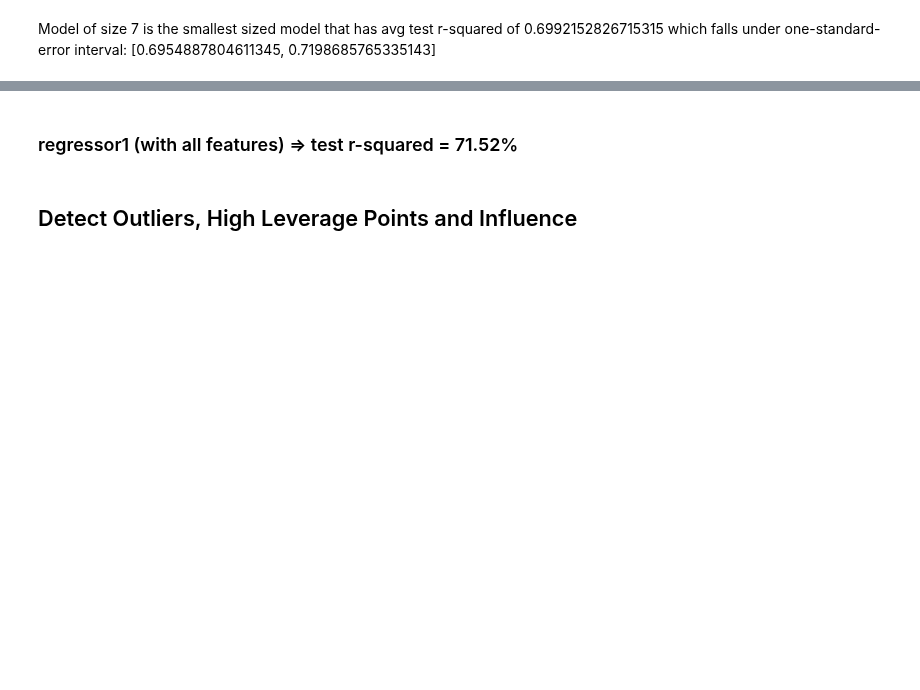
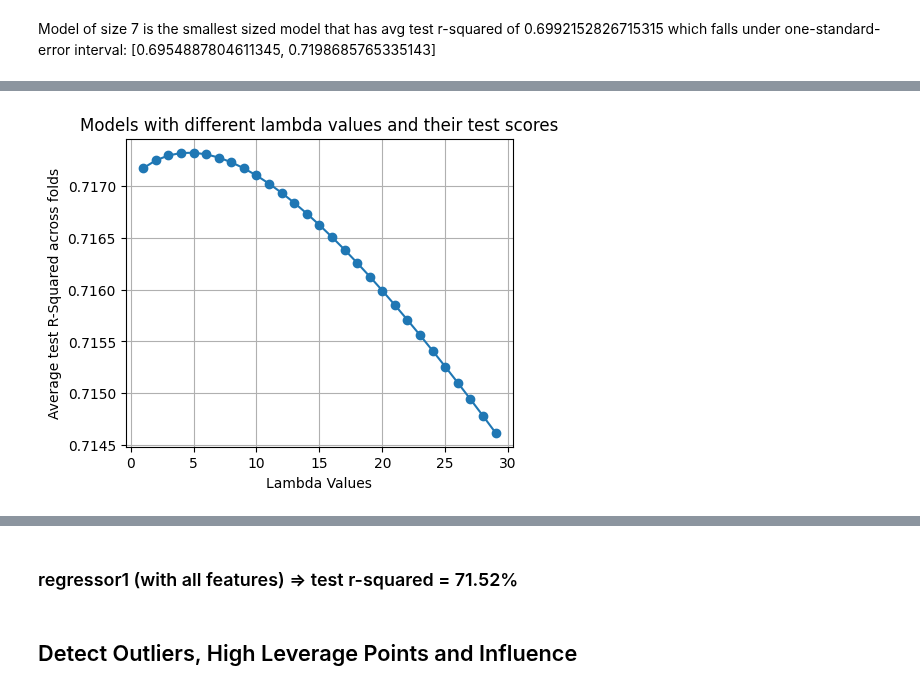
Before and after one commit to ROHIT779/ml-projects, a Jupyter notebook: regression-boston-housing/boston_housing.ipynb, the cells around one changed output, grey strips where cells are left out. Drawn from its saved outputs; the diff is of its cells as text; code cells hidden in the pictures; blank space fills up the shorter version.

Commit message:
added ridge and lasso

```diff
--- a/regression-boston-housing/boston_housing.ipynb
+++ b/regression-boston-housing/boston_housing.ipynb
@@ -591,5 +485,5 @@ plot_backward_selection_cv_result(avg_r2_test_back)
 # %%
-print(avg_r2_test_back)
-for i in range(len(all_fold_result_back)):
-  print(all_fold_result_back[i][6][0].model.exog_names)
-  print(all_fold_result_back[i][6][1])
+# print(avg_r2_test_back)
+# for i in range(len(all_fold_result_back)):
+#   print(all_fold_result_back[i][6][0].model.exog_names)
+#   print(all_fold_result_back[i][6][1])
@@ -646,9 +510,9 @@ Final selected features after all the hard work: ['RM', 'B', 'CHAS', 'AGE']
 # %%
-all_features_across_folds = []
-for i in range(number_of_folds):
-    print(f"Fold: {i}, model size: {len(all_fold_result_mixed[i][0].model.exog_names)}, and model test R-Squared: {all_fold_result_mixed[i][1]}, model features: {all_fold_result_mixed[i][0].model.exog_names}")
-    for feature in all_fold_result_mixed[i][0].model.exog_names:
-      if feature != 'const':
-        all_features_across_folds.append(feature)
+# all_features_across_folds = []
+# for i in range(number_of_folds):
+#     print(f"Fold: {i}, model size: {len(all_fold_result_mixed[i][0].model.exog_names)}, and model test R-Squared: {all_fold_result_mixed[i][1]}, model features: {all_fold_result_mixed[i][0].model.exog_names}")
+#     for feature in all_fold_result_mixed[i][0].model.exog_names:
+#       if feature != 'const':
+#         all_features_across_folds.append(feature)
 
-print(len(all_features_across_folds))
+# print(len(all_features_across_folds))
@@ -715,0 +626,13 @@ print([min_test_r2_squared, max_test_r2_squared])
+# %%
+def ridge_regression_cv_result(avg_r2_test_ridge):
+  plt.figure(figsize = (5, 4))
+  plt.plot(alpha_values, avg_r2_test_ridge, marker = 'o')
+  plt.xlabel('Lambda Values')
+  plt.ylabel('Average test R-Squared across folds')
+  plt.title('Models with different lambda values and their test scores')
+  plt.grid(True)
+  plt.show()
+
+ridge_regression_cv_result(avg_r2_test_ridge)
+# %% [output]
+[figure, added]
```
Also changed, not shown: parts of 19 cells of this notebook.
